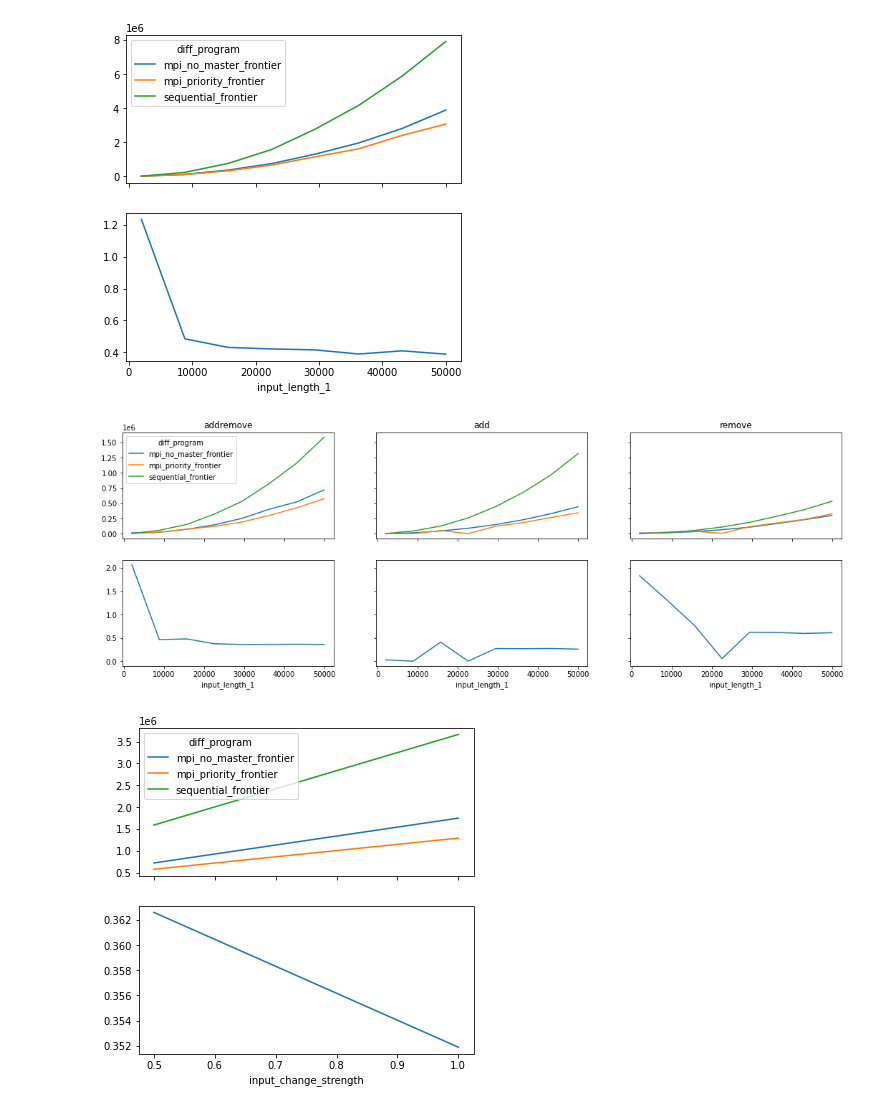
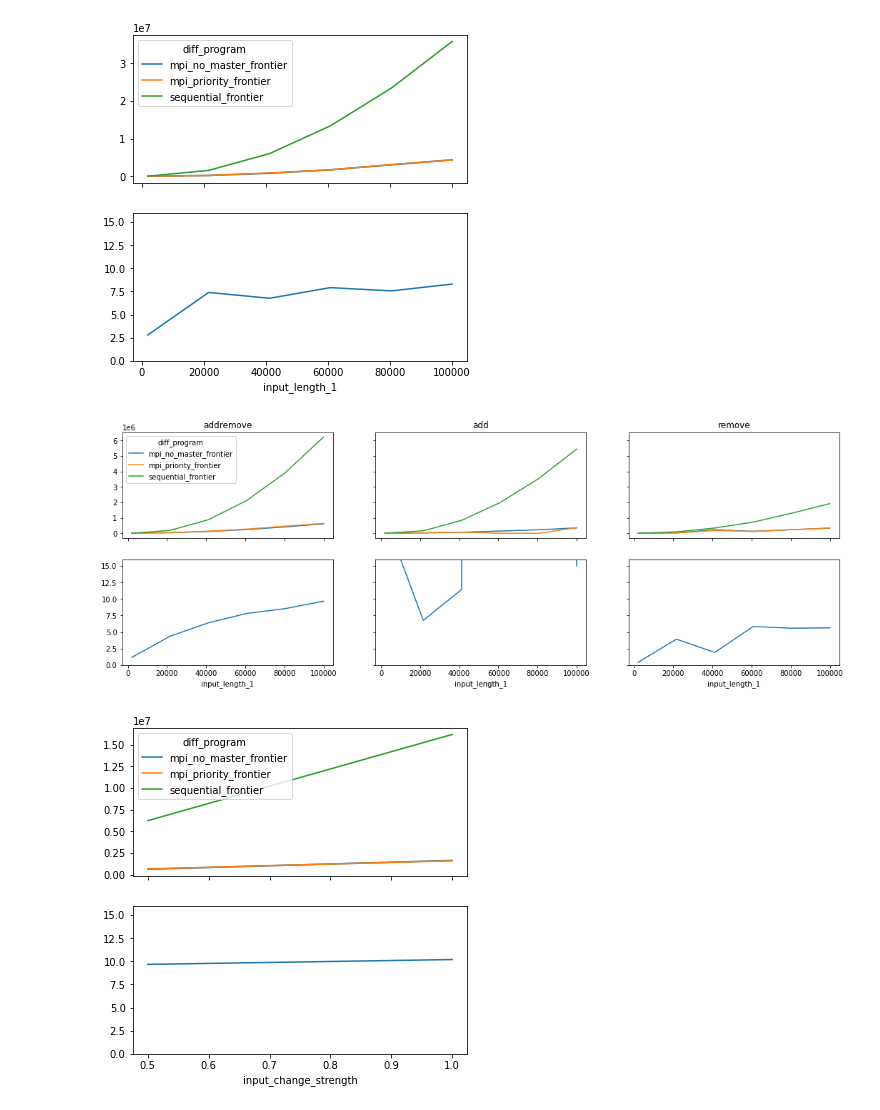
Before and after one commit to tehwalris/mpi-myers-diff, a Jupyter notebook: notebooks/benchmark_analysis_priority_frontier.ipynb, the cells around one changed output. Saved outputs shown, nothing was run; the diff lists cells and outputs as text; code cells hidden in the pictures.

```diff
--- a/notebooks/benchmark_analysis_priority_frontier.ipynb
+++ b/notebooks/benchmark_analysis_priority_frontier.ipynb
@@ -9,8 +9,10 @@ new_program = 'mpi_priority_frontier'
 assert new_program in programs_to_show
 old_program = 'sequential_frontier'
 assert old_program in programs_to_show
+
+upper_scale = 16
 # %%
-raw_benchmark_results = pd.read_csv('../benchmarks/2020-12-09-priority-vs-no-master-vs-sequential.csv')
+raw_benchmark_results = pd.read_csv('../benchmarks/2020-12-09-euler-16-cores.csv')
 
 raw_benchmark_results.sample(5)
 # %% [output]
@@ -53,9 +55,9 @@ temp = temp.droplevel('generation_config_i')
 temp = temp.sort_index()
 
 temp.plot(ax=ax[0]);
-(temp[new_program] / temp[old_program]).plot(ax=ax[1]);
+(temp[old_program] / temp[new_program]).plot(ax=ax[1], ylim=(0, upper_scale));
 # %% [output]
-[figure, old version]
+[figure, new version]
 # %%
 fig, ax = plt.subplots(2, 3, figsize=(18, 6), sharex=True, sharey='row')
 for input_strategy_i, input_strategy in enumerate(['addremove', 'add', 'remove']):
@@ -68,22 +70,22 @@ for input_strategy_i, input_strategy in enumerate(['addremove', 'add', 'remove']
     temp = temp.sort_index()
 
     temp.plot(ax=ax[0][input_strategy_i], legend=(input_strategy_i == 0), title=input_strategy);
-    (temp[new_program] / temp[old_program]).plot(ax=ax[1][input_strategy_i]);
+    (temp[old_program] / temp[new_program]).plot(ax=ax[1][input_strategy_i], ylim=(0, upper_scale));
 # %% [output]
-[figure, old version]
+[figure, new version]
 # %%
 fig, ax = plt.subplots(2, 1, figsize=(6, 6), sharex=True)
 
 temp = indexed_benchmark_results.groupby(['generation_config_i', 'diff_program']).min()
 temp = temp[(temp['input_strategy'] == 'addremove') & (temp['input_length_1'] == temp['input_length_1'].max()) & (temp['input_chunkiness'] == 0)]
 temp = temp[temp.index.get_level_values('diff_program').isin(programs_to_show)]
 temp = temp.set_index('input_change_strength', append=True)
 temp = temp.unstack('diff_program')['micros_until_len']
 temp = temp.droplevel('generation_config_i')
 temp = temp.sort_index()
 
 temp.plot(ax=ax[0]);
-(temp[new_program] / temp[old_program]).plot(ax=ax[1]);
+(temp[old_program] / temp[new_program]).plot(ax=ax[1], ylim=(0, upper_scale));
 # %% [output]
-[figure, old version]
+[figure, new version]
 # %%
```
Also changed, not shown: parts of 3 cells of this notebook, 1 other file.
